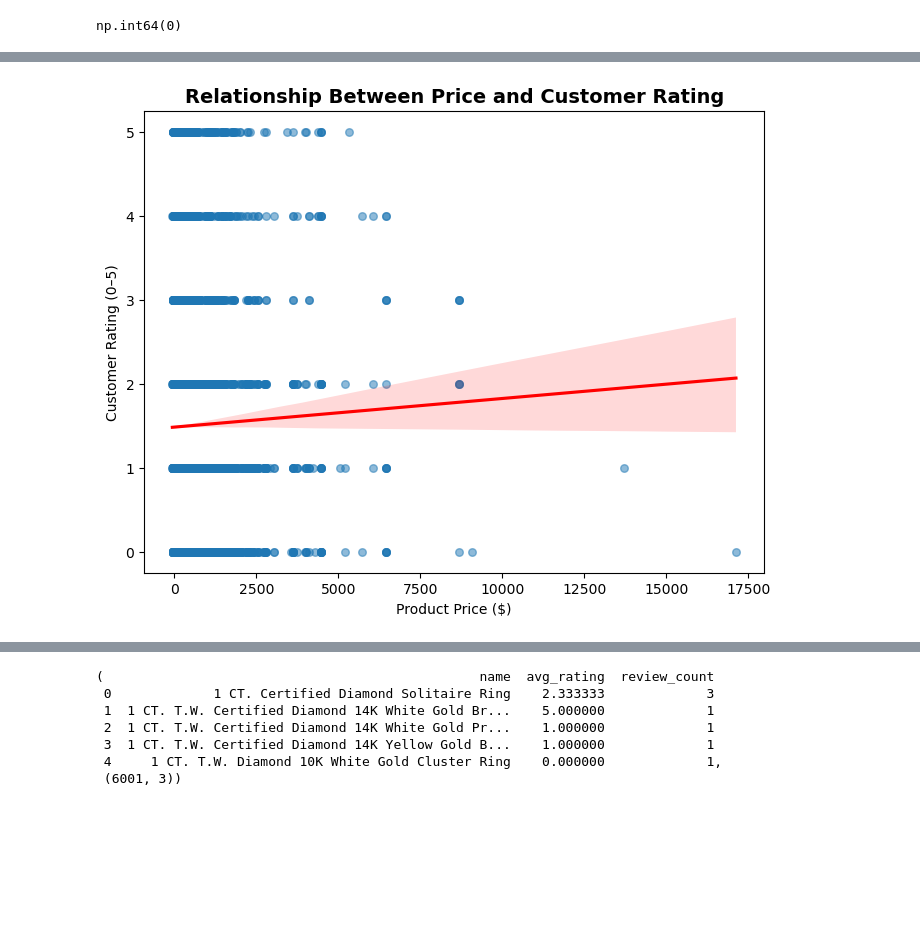
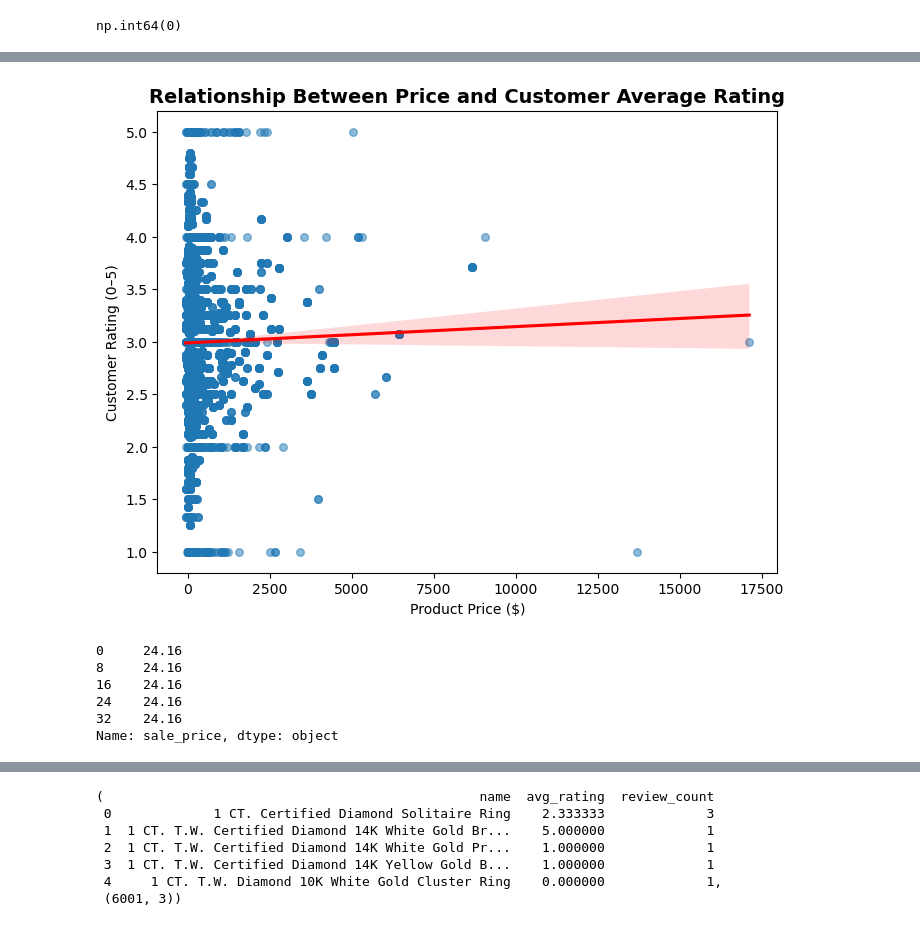
Before and after one commit to johnjtj92/BD2Project, a Jupyter notebook: 3034152_BD2.ipynb, the cells around one changed output, grey strips where cells are left out. Cells and saved outputs as stored; diff of their text form; code cells hidden in the pictures; blank space fills up the shorter version.

```diff
--- a/3034152_BD2.ipynb
+++ b/3034152_BD2.ipynb
@@ -664,10 +746,10 @@ memory usage: 63.9+ MB
 # %%
-final_merged = final_merged.drop(columns=[   #Dropping all the columns that were duplicates when merged
+final_merged = final_merged.drop(columns=[
+    "sku_json",          #Dropping all the columns that were duplicates when merged
     "name_json",
     "description_json",
     "price_json",
     "av_score_json",
-    "username_json",
     "review_json",
     "score_json",
     "dob_jsonrev",
@@ -866,16 +973,25 @@ Passing `palette` without assigning `hue` is deprecated and will be removed in v
 # %%
 plt.figure(figsize=(8, 6))
 sns.regplot(
     data=final_merged,
     x="price",
-    y="score",
+    y="av_score",
     scatter_kws={"alpha": 0.5, "s": 30},
-    line_kws={"color": "red"}
+    line_kws={"color": "red"}        #Line to show any correlation between price and average rating
 )
 
-plt.title("Relationship Between Price and Customer Rating", fontsize=14, weight="bold")
+plt.title("Relationship Between Price and Customer Average Rating", fontsize=14, weight="bold")
 plt.xlabel("Product Price ($)")
 plt.ylabel("Customer Rating (0–5)")
 plt.show()
 # %% [output]
-[figure, old version]
+[figure, new version]
+# %%
+final_merged["sale_price"].head()
+# %% [output]
+0     24.16
+8     24.16
+16    24.16
+24    24.16
+32    24.16
+Name: sale_price, dtype: object
```
Also changed, not shown: parts of 58 cells of this notebook.
